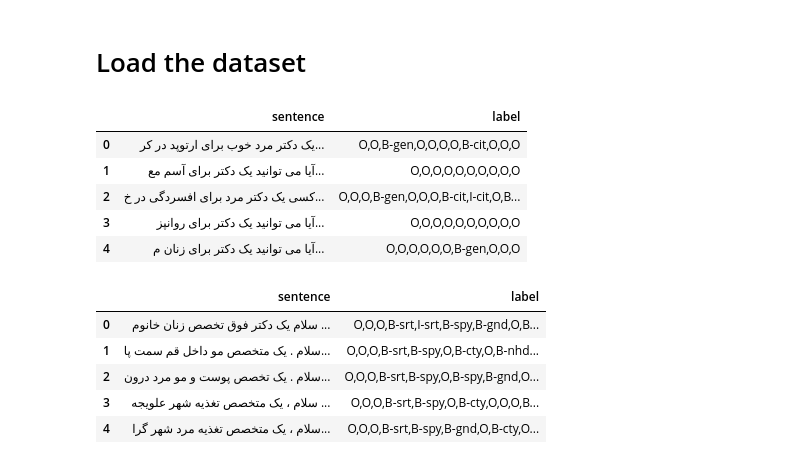
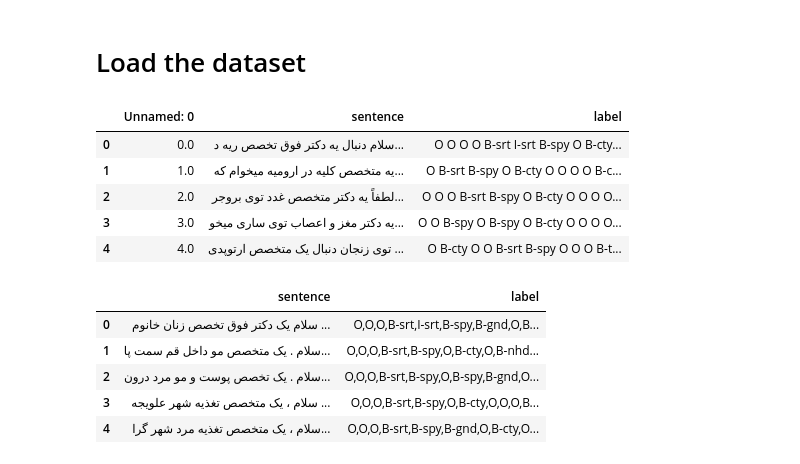
Before and after one commit to InFluX-M/Doctor-Recommendation-Assistant, a Jupyter notebook: EntityRecognitionWithBERT.ipynb, the cells around one changed output. Saved outputs shown, nothing was run; the diff lists cells and outputs as text; code cells hidden in the pictures.

Commit message:
Create New Data with all famous Cities and clean code

```diff
--- a/EntityRecognitionWithBERT.ipynb
+++ b/EntityRecognitionWithBERT.ipynb
@@ -38,12 +23,12 @@ cuda
 # %% [markdown]
 # Load the dataset
 # %%
-data = pd.read_csv("./data/labeled_doctor_req_chatgpt.csv")
-data.head()
+data_gpt = pd.read_csv("./data/chatgpt_data_generated.csv")
+data_gpt.head()
 # %% [output]
-|  | sentence | label |
-| 0 | یک دکتر مرد خوب برای ارتوپد در کر... | O,O,B-gen,O,O,O,O,B-cit,O,O,O |
-| 1 | آیا می توانید یک دکتر برای آسم مع... | O,O,O,O,O,O,O,O,O,O |
-| 2 | کسی یک دکتر مرد برای افسردگی در خ... | O,O,O,B-gen,O,O,O,B-cit,I-cit,O,B... |
-| 3 | آیا می توانید یک دکتر برای روانپز... | O,O,O,O,O,O,O,O,O,O |
-| 4 | آیا می توانید یک دکتر برای زنان م... | O,O,O,O,O,O,B-gen,O,O,O |
+|  | Unnamed: 0 | sentence | label |
+| 0 | 0.0 | سلام دنبال یه دکتر فوق تخصص ریه د... | O O O O B-srt I-srt B-spy O B-cty... |
+| 1 | 1.0 | یه متخصص کلیه در ارومیه میخوام که... | O B-srt B-spy O B-cty O O O O B-c... |
+| 2 | 2.0 | لطفاً یه دکتر متخصص غدد توی بروجر... | O O O B-srt B-spy O B-cty O O O O... |
+| 3 | 3.0 | یه دکتر مغز و اعصاب توی ساری میخو... | O O B-spy O B-spy O B-cty O O O O... |
+| 4 | 4.0 | توی زنجان دنبال یک متخصص ارتوپدی ... | O B-cty O O B-srt B-spy O O O B-t... |
```
Also changed, not shown: parts of 26 cells of this notebook, 13 other files.
